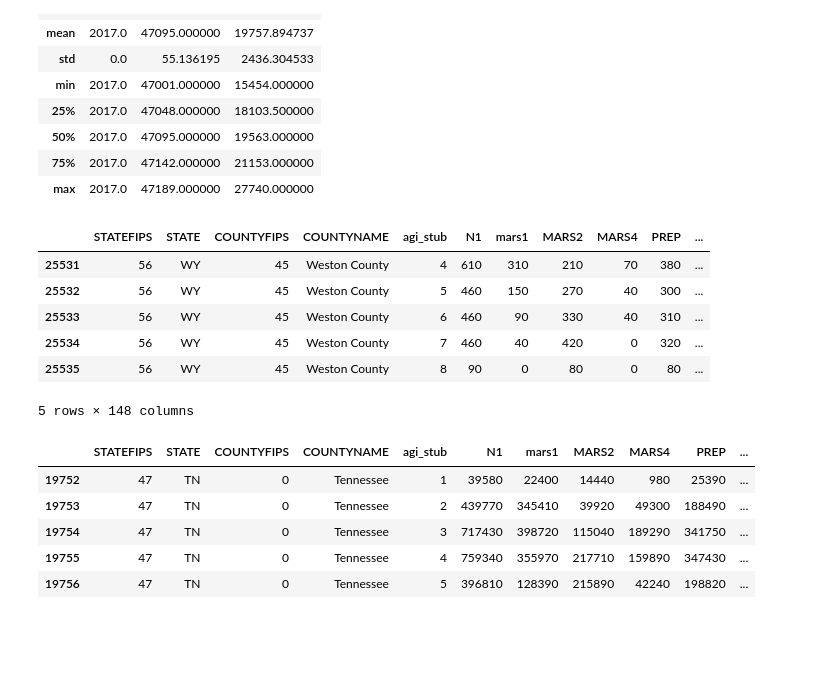
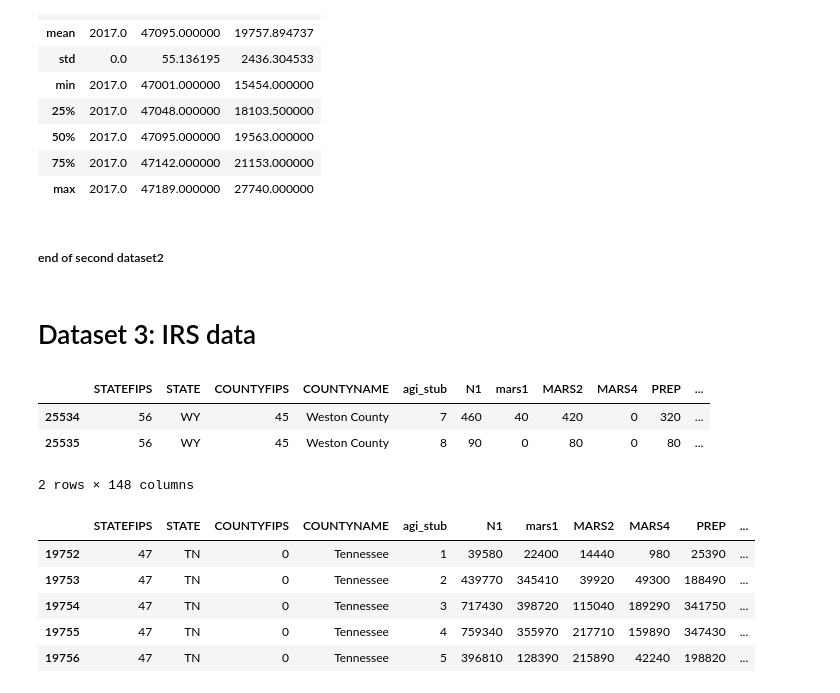
Before and after one commit to kiwi-dan/vanderbilt-data-essentials-cohort-2, a Jupyter notebook: data/weekone.ipynb, the cells around one changed output. Drawn from its saved outputs; the diff is of its cells as text; code cells hidden in the pictures; blank space fills up the shorter version.

```diff
--- a/data/weekone.ipynb
+++ b/data/weekone.ipynb
@@ -292,16 +239,17 @@ cancer_costs_df_tn.describe()
+# %% [markdown]
+##### end of second dataset2
+# %% [markdown]
+# Dataset 3: IRS data
 # %%
 #dataset 3
 income_df = np.read_csv('irs_county_2016.csv')
-income_df.head()
-income_df.tail()
+income_df.head(2)
+income_df.tail(2)
 # %% [output]
 |  | STATEFIPS | STATE | COUNTYFIPS | COUNTYNAME | agi_stub | N1 | mars1 | MARS2 | MARS4 | PREP | ... |
-| 25531 | 56 | WY | 45 | Weston County | 4 | 610 | 310 | 210 | 70 | 380 | ... |
-| 25532 | 56 | WY | 45 | Weston County | 5 | 460 | 150 | 270 | 40 | 300 | ... |
-| 25533 | 56 | WY | 45 | Weston County | 6 | 460 | 90 | 330 | 40 | 310 | ... |
 | 25534 | 56 | WY | 45 | Weston County | 7 | 460 | 40 | 420 | 0 | 320 | ... |
 | 25535 | 56 | WY | 45 | Weston County | 8 | 90 | 0 | 80 | 0 | 80 | ... |
-5 rows × 148 columns
+2 rows × 148 columns
 # %%
 income_df_tn = income_df.query('STATE == "TN"')
 income_df_tn.head()
```
Also changed, not shown: parts of 25 cells of this notebook.
